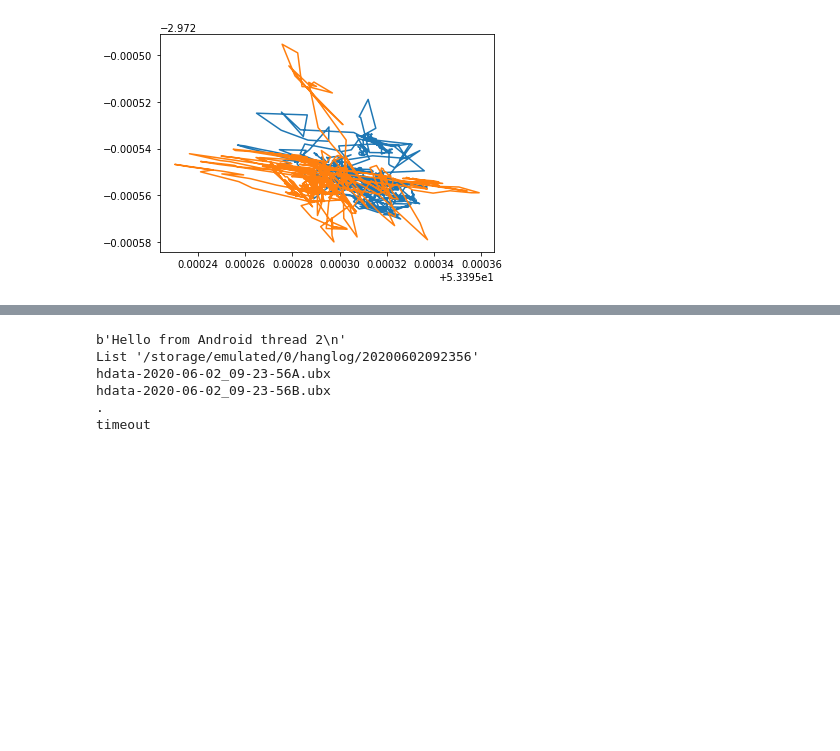
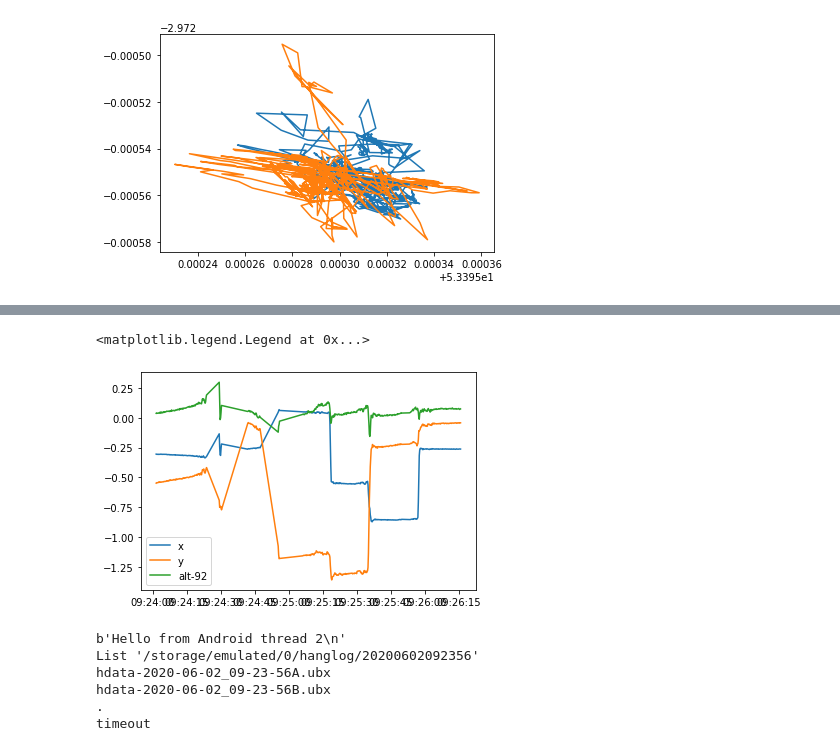
Before and after one commit to goatchurchprime/RTK_on_the_beach, a Jupyter notebook: notebooks/tcpoperatingrtknavi.ipynb, the cells around one changed output, grey strips where cells are left out. Cells and saved outputs as stored; diff of their text form; code cells hidden in the pictures; blank space fills up the shorter version.

```diff
--- a/notebooks/tcpoperatingrtknavi.ipynb
+++ b/notebooks/tcpoperatingrtknavi.ipynb
@@ -51,4 +49,14 @@ To register the converters:
 [figure]
+# %%
+w = wB[wB.Q == 2]
+#plt.plot(w.x, w.y, marker='.')
+plt.plot(w.x, label="x")
+plt.plot(w.y, label="y")
+plt.plot(w.alt-92, label="alt-92")
+plt.legend()
+# %% [output]
+<matplotlib.legend.Legend at 0x...>
+[figure, added]
 # %%
 import socket
 
```
Also changed, not shown: parts of 2 cells of this notebook, 5 other files.
